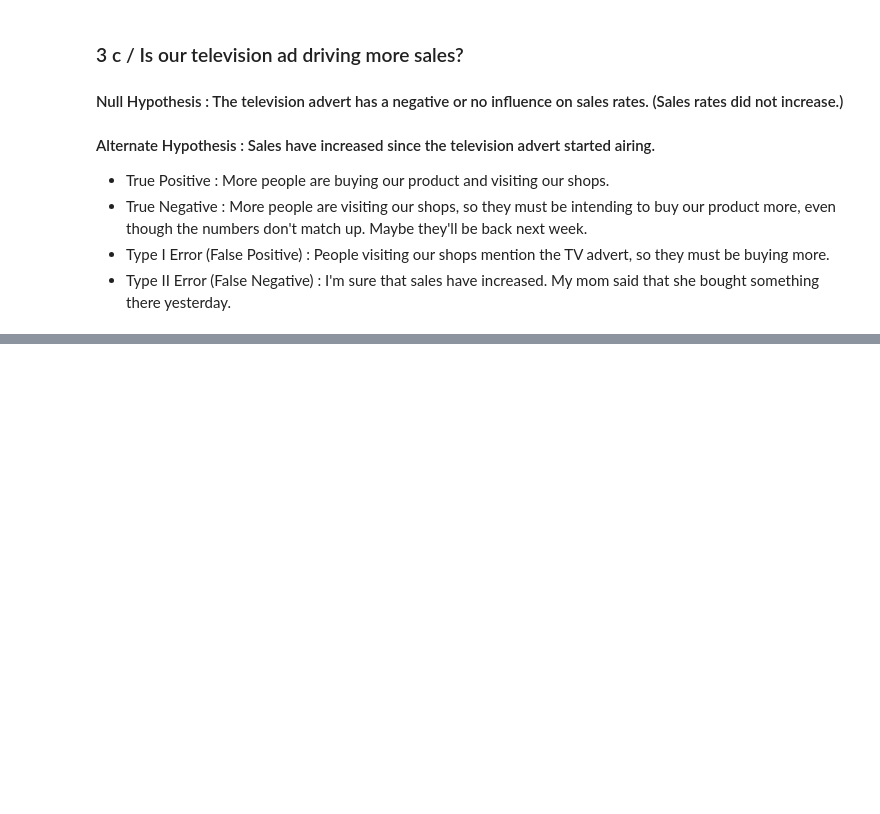
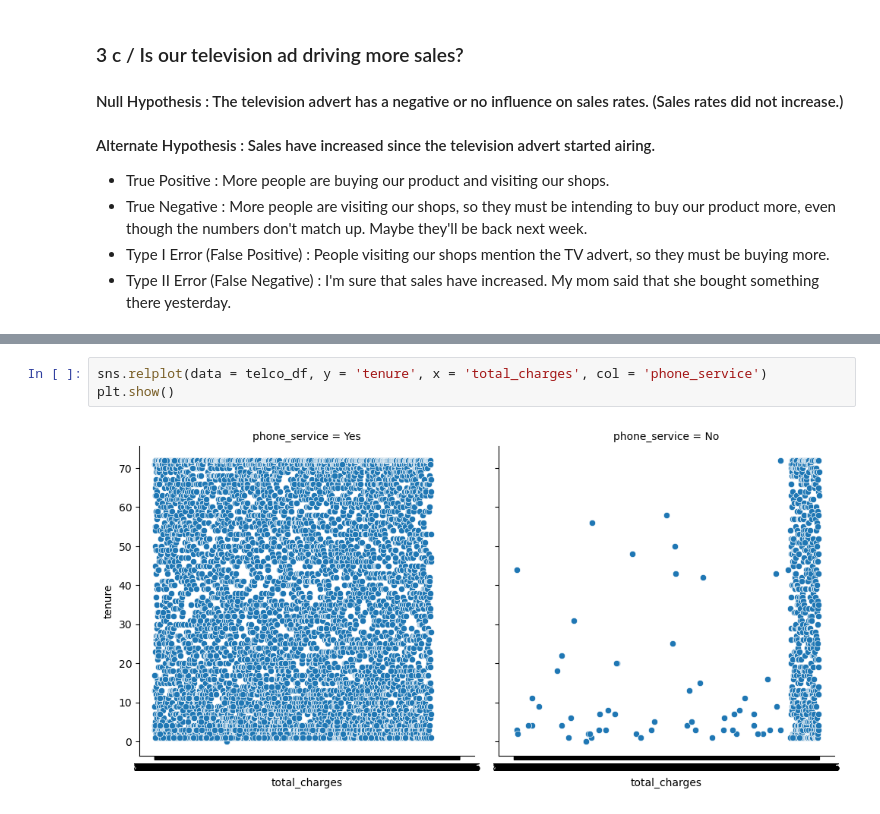
Before and after one commit to MagdalenaRahn/statistics-exercises, a Jupyter notebook: hypothesis_testing_exercises_01.XII.2022.ipynb, the cells around one changed output, grey strips where cells are left out. Drawn from its saved outputs; the diff is of its cells as text; blank space fills up the shorter version.

```diff
--- a/hypothesis_testing_exercises_01.XII.2022.ipynb
+++ b/hypothesis_testing_exercises_01.XII.2022.ipynb
@@ -38,0 +459,5 @@ Note that some of the questions are intentionally phrased in a vague way. It is
+# %%
+sns.relplot(data = telco_df, y = 'tenure', x = 'total_charges', col = 'phone_service')
+plt.show()
+# %% [output]
+[figure, added]
```
Also changed, not shown: parts of 103 cells of this notebook, 2 other files.
